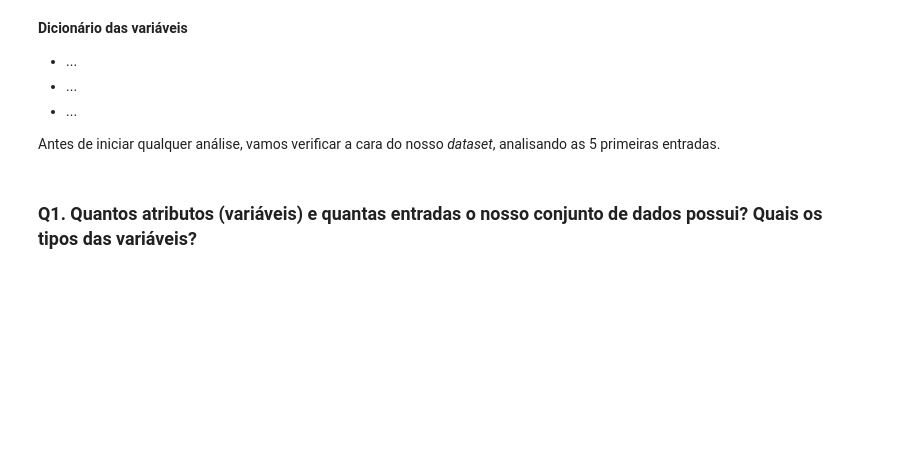
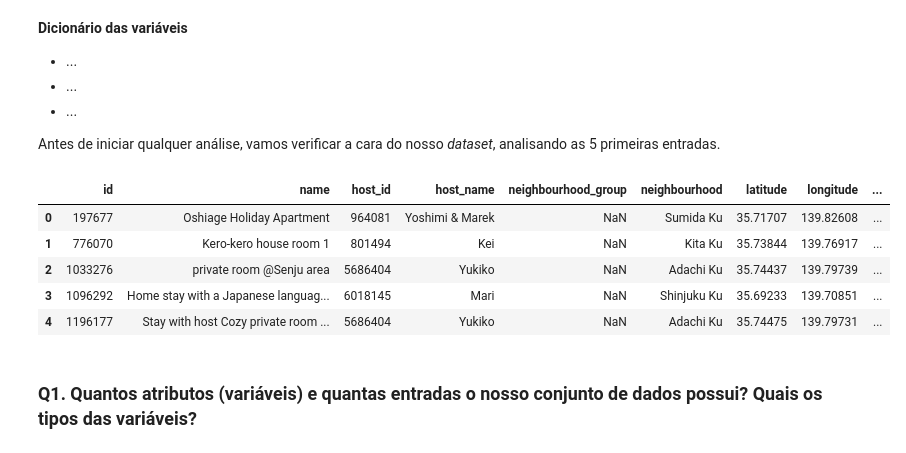
Before and after one commit to CarlosQuixada/Analise_Airbnb_Toquio, a Jupyter notebook: Analisando_os_Dados_do_Airbnb.ipynb, the cells around one changed output. Cells and saved outputs as stored; diff of their text form; code cells hidden in the pictures; blank space fills up the shorter version.

```diff
--- a/Analisando_os_Dados_do_Airbnb.ipynb
+++ b/Analisando_os_Dados_do_Airbnb.ipynb
@@ -56,6 +50,14 @@ df
 Antes de iniciar qualquer análise, vamos verificar a cara do nosso *dataset*, analisando as 5 primeiras entradas.
 # %%
 # mostrar as 5 primeiras entradas
+df.head()
+# %% [output]
+|  | id | name | host_id | host_name | neighbourhood_group | neighbourhood | latitude | longitude | ... |
+| 0 | 197677 | Oshiage Holiday Apartment | 964081 | Yoshimi & Marek | NaN | Sumida Ku | 35.71707 | 139.82608 | ... |
+| 1 | 776070 | Kero-kero house room 1 | 801494 | Kei | NaN | Kita Ku | 35.73844 | 139.76917 | ... |
+| 2 | 1033276 | private room @Senju area | 5686404 | Yukiko | NaN | Adachi Ku | 35.74437 | 139.79739 | ... |
+| 3 | 1096292 | Home stay with a Japanese languag... | 6018145 | Mari | NaN | Shinjuku Ku | 35.69233 | 139.70851 | ... |
+| 4 | 1196177 | Stay with host Cozy private room ... | 5686404 | Yukiko | NaN | Adachi Ku | 35.74475 | 139.79731 | ... |
 # %% [markdown]
 ### **Q1. Quantos atributos (variáveis) e quantas entradas o nosso conjunto de dados possui? Quais os tipos das variáveis?**
 # %%
```
Also changed, not shown: parts of 16 cells of this notebook.
